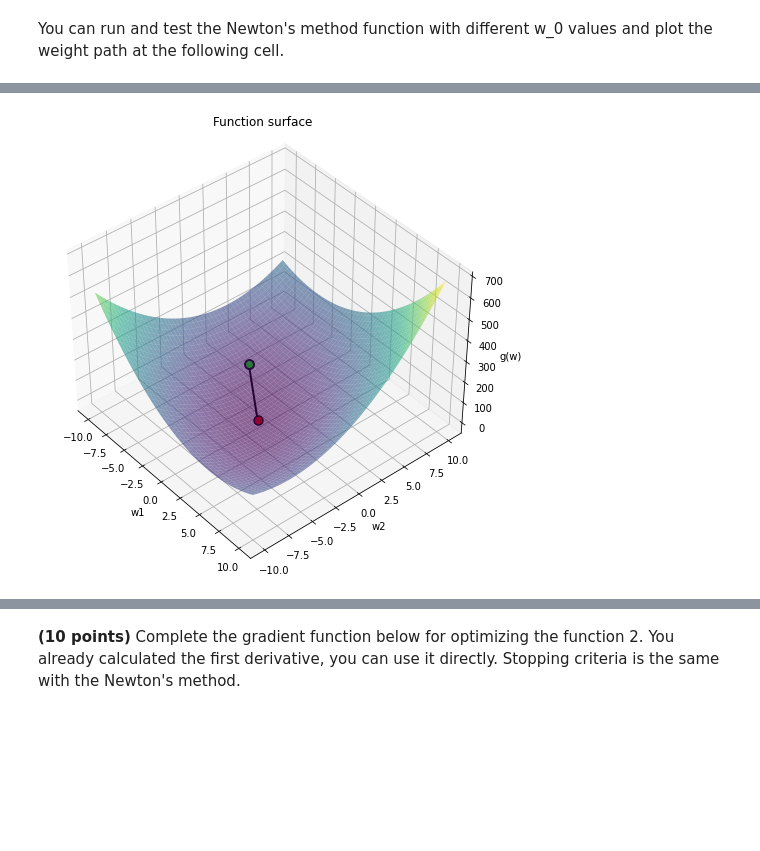
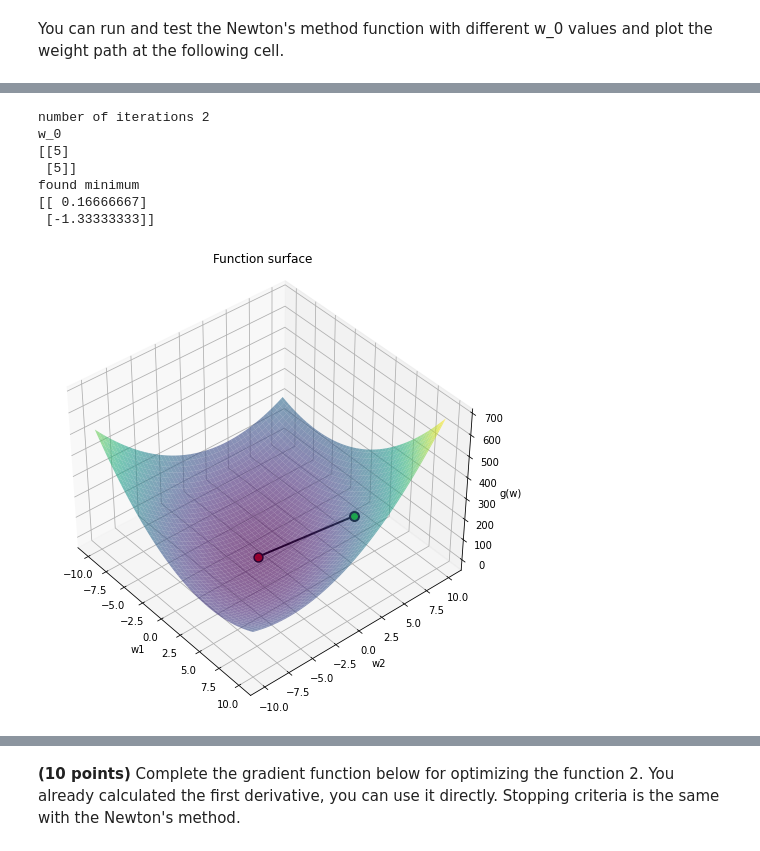
Before and after one commit to feyza-droid/ml_hw2, a Jupyter notebook: HW2_Template.ipynb, the cells around one changed output, grey strips where cells are left out. Saved outputs shown, nothing was run; the diff lists cells and outputs as text; code cells hidden in the pictures; blank space fills up the shorter version.

```diff
--- a/HW2_Template.ipynb
+++ b/HW2_Template.ipynb
@@ -309,7 +310,7 @@ def NewtonsMethod_func2(g, w_0 = None):
 # %% [markdown]
 You can run and test the Newton's method function with different w_0 values and plot the weight path at the following cell.
 # %%
-w, w_history = NewtonsMethod_func2(g, w_0=np.array([[10],[10]]))
+w, w_history = NewtonsMethod_func2(g, w_0=np.array([[9],[9]]))
 
 # Squeeze w vectors for plotting
 for i in range(len(w_history)):
@@ -321,0 +330,9 @@ plotFunction(g, w_history, view=(40,-40),w_min=-10, w_max=10)
+# %%
+w, w_history = NewtonsMethod_func2(g, w_0=np.array([[7],[7]]))
+
+# Squeeze w vectors for plotting
+for i in range(len(w_history)):
+    w = w_history[i]
+    w_history[i] = np.squeeze(w)
+
+plotFunction(g, w_history, view=(40,-40),w_min=-10, w_max=10)
@@ -322,11 +348,18 @@ plotFunction(g, w_history, view=(40,-40),w_min=-10, w_max=10)
 # %%
-w, w_history = NewtonsMethod_func2(g, w_0=np.array([[-5],[2]]))
+w, w_history = NewtonsMethod_func2(g, w_0=np.array([[5],[5]]))
 
 # Squeeze w vectors for plotting
 for i in range(len(w_history)):
     w = w_history[i]
     w_history[i] = np.squeeze(w)
 
 plotFunction(g, w_history, view=(40,-40),w_min=-10, w_max=10)
 # %% [output]
+number of iterations 2
+w_0
+[[5]
+ [5]]
+found minimum
+[[ 0.16666667]
+ [-1.33333333]]
-[figure, old version]
+[figure, new version]
```
Also changed, not shown: parts of 14 cells of this notebook.
